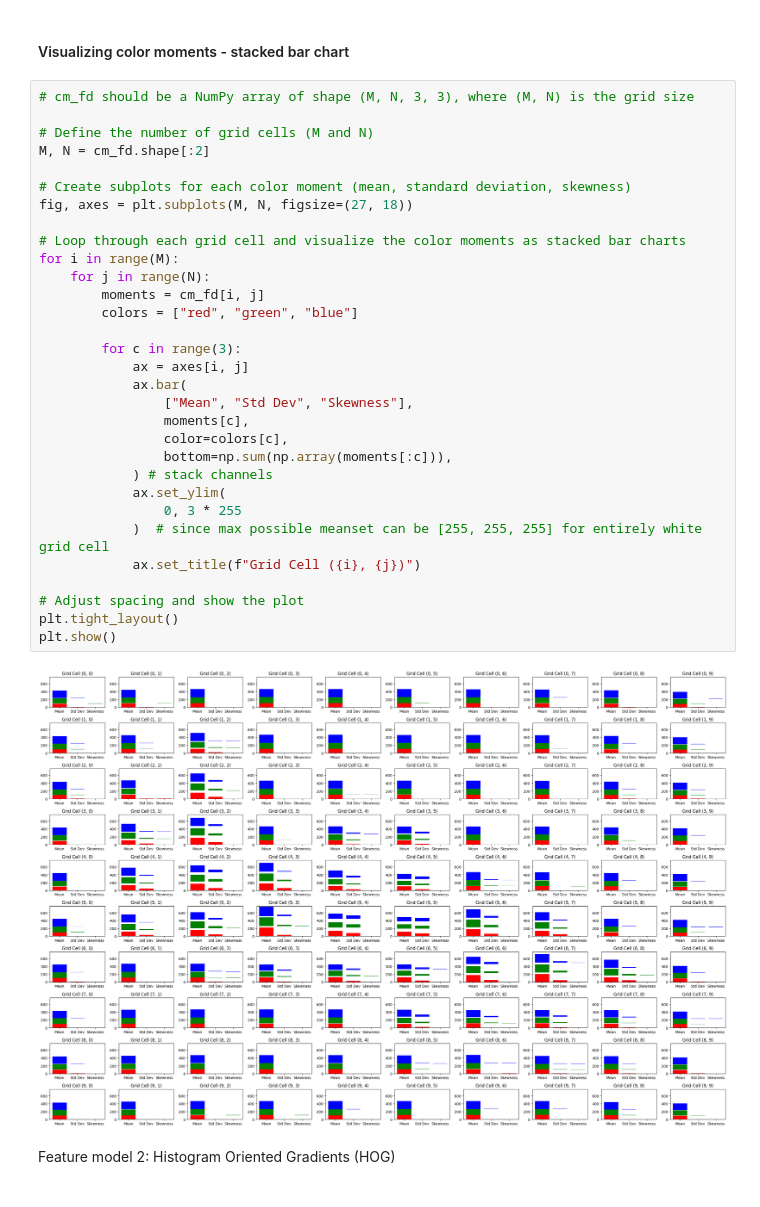
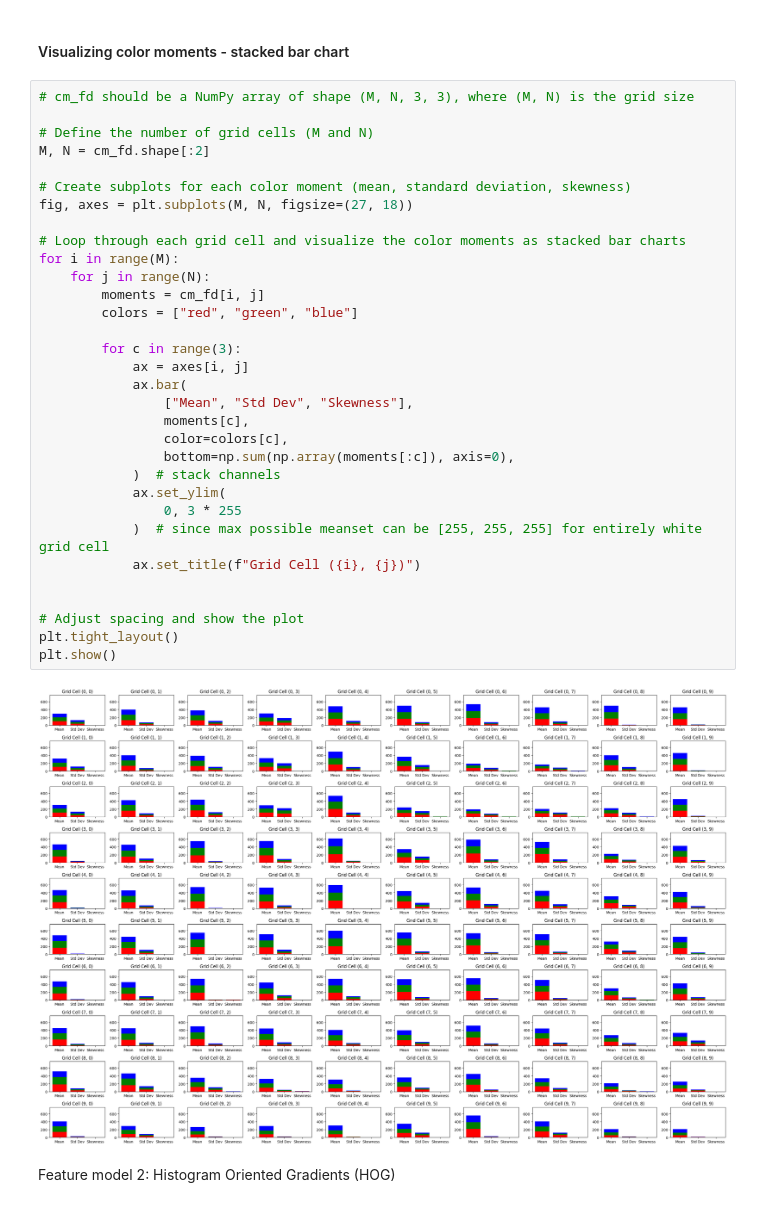
Before and after one commit to 20kaushik02/CSE515_MWDB_Project, a Jupyter notebook: 1.ipynb, the cells around one changed output. Saved outputs shown, nothing was run; the diff lists cells and outputs as text.

```diff
--- a/1.ipynb
+++ b/1.ipynb
@@ -131,36 +131,37 @@ print(np.array(cm_fd))
 # %%
 # cm_fd should be a NumPy array of shape (M, N, 3, 3), where (M, N) is the grid size
 
 # Define the number of grid cells (M and N)
 M, N = cm_fd.shape[:2]
 
 # Create subplots for each color moment (mean, standard deviation, skewness)
 fig, axes = plt.subplots(M, N, figsize=(27, 18))
 
 # Loop through each grid cell and visualize the color moments as stacked bar charts
 for i in range(M):
     for j in range(N):
         moments = cm_fd[i, j]
         colors = ["red", "green", "blue"]
 
         for c in range(3):
             ax = axes[i, j]
             ax.bar(
                 ["Mean", "Std Dev", "Skewness"],
                 moments[c],
                 color=colors[c],
-                bottom=np.sum(np.array(moments[:c])),
-            ) # stack channels
+                bottom=np.sum(np.array(moments[:c]), axis=0),
+            )  # stack channels
             ax.set_ylim(
                 0, 3 * 255
             )  # since max possible meanset can be [255, 255, 255] for entirely white grid cell
             ax.set_title(f"Grid Cell ({i}, {j})")
 
+
 # Adjust spacing and show the plot
 plt.tight_layout()
 plt.show()
 # %% [output]
-[figure, old version]
+[figure, new version]
 # %% [markdown]
 Feature model 2: Histogram Oriented Gradients (HOG)
 # %%
```
Also changed, not shown: parts of 10 cells of this notebook.
